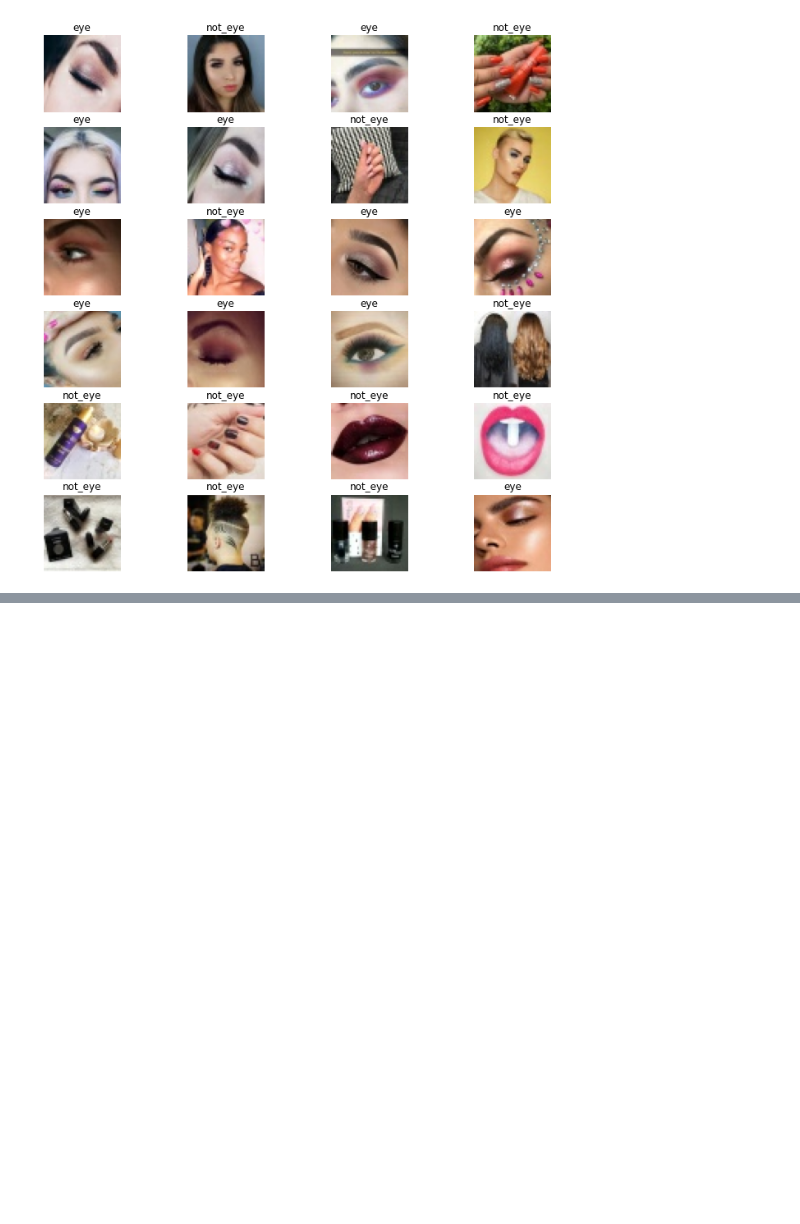
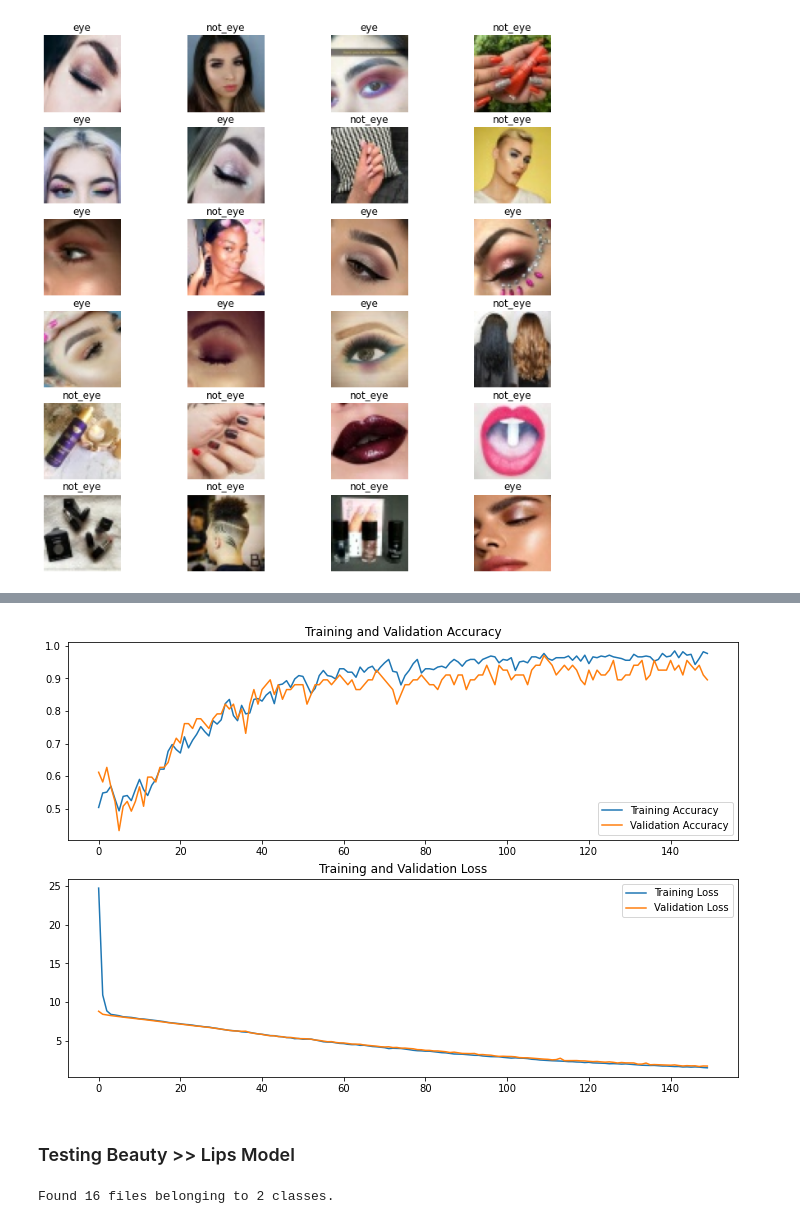
Before and after one commit to mshayganfar/sb_capstone, a Jupyter notebook: cap_project_beauty_classifier.ipynb, the cells around one changed output, grey strips where cells are left out. Saved outputs shown, nothing was run; the diff lists cells and outputs as text; code cells hidden in the pictures; blank space fills up the shorter version.

Commit message:
Added the lips model including the testing of the model.

```diff
--- a/cap_project_beauty_classifier.ipynb
+++ b/cap_project_beauty_classifier.ipynb
@@ -485,0 +490,2 @@ for images, labels in eye_test_images.take(1):
+# %%
+lips_images = image_classes_folder_base + 'Lips/'
@@ -485,0 +596,11 @@ for images, labels in eye_test_images.take(1):
+# %%
+lips_model.compile(optimizer='adam',
+                   loss='binary_crossentropy',
+                   metrics=['accuracy'])
+# %%
+early_stop = EarlyStopping(monitor='val_loss', patience=5)
+# %%
+lips_history = lips_model.fit(lips_train_images,
+                              validation_data=lips_validation_images,
+                              epochs=150,
+                              callbacks=[early_stop])
@@ -485,0 +625,27 @@ for images, labels in eye_test_images.take(1):
+# %%
+acc = lips_history.history['accuracy']
+val_acc = lips_history.history['val_accuracy']
+
+loss = lips_history.history['loss']
+val_loss = lips_history.history['val_loss']
+
+epochs_range = range(len(acc))
+
+plt.figure(figsize=(12, 8))
+plt.subplot(2, 1, 1)
+plt.plot(epochs_range, acc, label='Training Accuracy')
+plt.plot(epochs_range, val_acc, label='Validation Accuracy')
+plt.legend(loc='lower right')
+plt.title('Training and Validation Accuracy')
+
+plt.subplot(2, 1, 2)
+plt.plot(epochs_range, loss, label='Training Loss')
+plt.plot(epochs_range, val_loss, label='Validation Loss')
+plt.legend(loc='upper right')
+plt.title('Training and Validation Loss')
+
+plt.show()
+# %% [output]
+[figure, added]
+# %% [markdown]
+### Testing Beauty >> Lips Model
@@ -485,0 +654,16 @@ for images, labels in eye_test_images.take(1):
+# %%
+lips_test_images = tf.keras.preprocessing.image_dataset_from_directory(
+    test_image_lips_folder_base,
+    labels='inferred',
+    label_mode='int',
+    class_names=['lips', 'not_lips'],
+    color_mode='rgb',
+    batch_size=batch_size,
+    image_size=(image_height, image_width),
+    shuffle=True,
+    seed=42,
+    validation_split=None,
+    subset=None
+)
+# %% [output]
+Found 16 files belonging to 2 classes.
```
Also changed, not shown: parts of 17 cells of this notebook.
